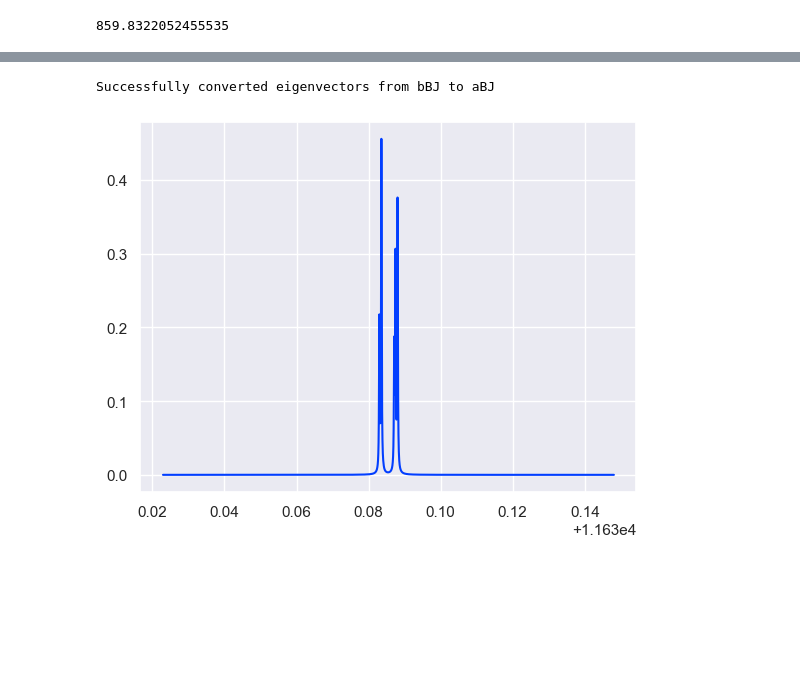
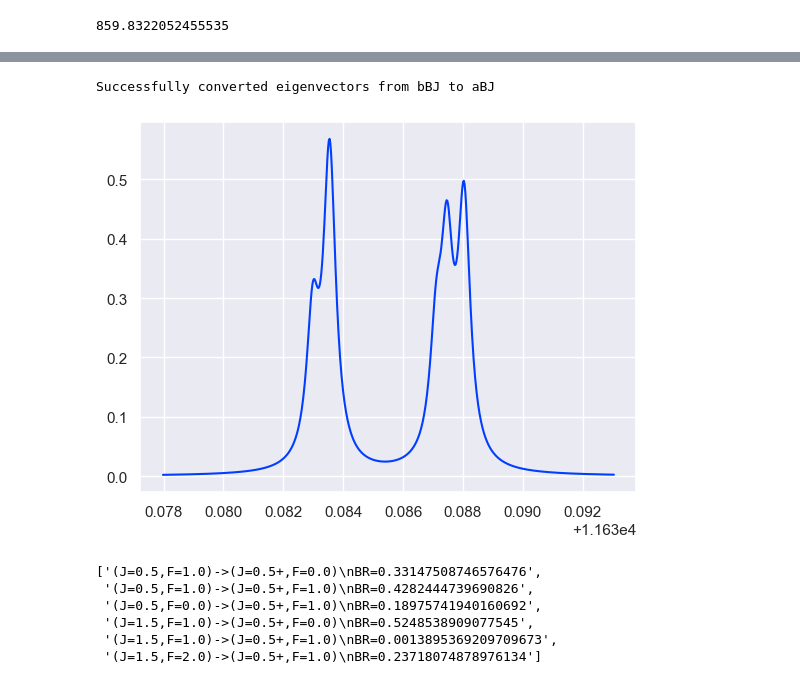
Before and after one commit to arianjad/Molecule-Structure, a Jupyter notebook: Jupyter Notebooks/RaX/BaF X-A.ipynb, the cells around one changed output, grey strips where cells are left out. Saved outputs shown, nothing was run; the diff lists cells and outputs as text; code cells hidden in the pictures; blank space fills up the shorter version.

```diff
--- a/Jupyter Notebooks/RaX/BaF X-A.ipynb
+++ b/Jupyter Notebooks/RaX/BaF X-A.ipynb
@@ -319,6 +367,7 @@ E_A0=Tv(11962.0524,0,437.9536,1.8714,0)
 new_g = {'mu_B': 1.399624494,
  'g_S': 2.0023,
  'g_L': 1,
+ 'g_l': -0.028,
  '2_e0c': 75346062800.0,
  'mu_N': 0.000762259323,
  'Be': (0.216529655-1.163568e-3*1/2)*c,
@@ -385,0 +484,3 @@ e.update_params(new_e)
+# %%
+flist_MHz=np.array(flist)*29979.2458-348660000
+freq_MHz = freq*29979.2458-348660000
@@ -385,0 +662,13 @@ e.update_params(new_e)
+# %%
+fig, ax = plt.subplots(figsize=(5, 2))
+ax, x, total, (mp, ms) = plot_gaussian_spectrum(flist_MHz+34, BRlist, x=np.linspace(6424-150,6424+150,1001), fwhm=43, threshold=0.5, pad=2, ax=ax,label='Simulation')
+
+popt, perr, yfit = fit_two_gaussian(x, total)
+A1, mu1, fw1, A2, mu2, fw2 = popt
+ax.plot(x, yfit, 'r--', label='2-Gaussian fit')
+ax.legend()
+
+names = ['A1','mu1','fwhm1','A2','mu2','fwhm2']
+for n, v, e in zip(names, popt, perr):
+    print(f'{n:>6} = {v:.4f} ± {e:.4f}')
+plt.xlabel('Freq (MHz) - 348.66 THz'); plt.legend(); plt.show()
@@ -385,0 +683,24 @@ e.update_params(new_e)
+# %%
+fig, (ax, axr) = plt.subplots(2, 1, sharex=True, figsize=(5, 3),
+                              gridspec_kw={'height_ratios': (3, 1)})
+
+ax, x, total, (mp, ms) = plot_gaussian_spectrum(
+    flist_MHz+34, BRlist, x=np.linspace(6424-150, 6424+150, 1001),
+    fwhm=40, threshold=0.5, pad=2, ax=ax, label='Simulation')
+
+popt, perr, yfit = fit_two_gaussian(x, total/total.max())
+A1, mu1, fw1, A2, mu2, fw2 = popt
+ax.plot(x, yfit, 'r--', label='2-Gaussian fit')
+ax.legend()
+
+axr.axhline(0, color='k', lw=0.5)
+axr.plot(x, total/total.max() - yfit, 'r-', lw=1)
+axr.set_ylabel('residual')
+axr.set_xlabel('Frequency (MHz)')
+
+names = ['A1','mu1','fwhm1','A2','mu2','fwhm2']
+for n, v, e in zip(names, popt, perr):
+    print(f'{n:>6} = {v:.4f} ± {e:.4f}')
+
+fig.tight_layout()
+plt.show()
@@ -386,9 +898,19 @@ e.update_params(new_e)
 # %%
 gidx = g.select_q({'N':1})
 eidx = e.select_q({'J':0.5},parity='+')
-flist,(freq,tot_lor),BRlist,t_str_list = simulate_spectra_noM([0,0],g,e,gidx,eidx,ret_str =True,freq_array=None,boltz_bool=True,diagonalize=False,T=2,origin = e.parameters['Origin'],P_adjust=False,pad=300,dipole='all',cm=True,thresh=1e-5,g=6/(29979.2458),dip=False,make_lorentzians=True,plot=True)
+flist,(freq,tot_lor),BRlist,t_str_list = simulate_spectra_noM([0,0],g,e,gidx,eidx,ret_str =True,freq_array=None,boltz_bool=False,diagonalize=False,T=4,origin = e.parameters['Origin'],P_adjust=False,pad=10,dipole='all',cm=True,thresh=1e-5,g=15/(29979.2458),dip=False,make_lorentzians=True,plot=True)
+plt.show()
 # %% [output]
 Successfully converted eigenvectors from bBJ to aBJ
-[figure, old version]
+[figure, new version]
+# %%
+t_str_list
+# %% [output]
+['(J=0.5,F=1.0)->(J=0.5+,F=0.0)\nBR=0.33147508746576476',
+ '(J=0.5,F=1.0)->(J=0.5+,F=1.0)\nBR=0.4282444739690826',
+ '(J=0.5,F=0.0)->(J=0.5+,F=1.0)\nBR=0.18975741940160692',
+ '(J=1.5,F=1.0)->(J=0.5+,F=0.0)\nBR=0.5248538909077545',
+ '(J=1.5,F=1.0)->(J=0.5+,F=1.0)\nBR=0.0013895369209709673',
+ '(J=1.5,F=2.0)->(J=0.5+,F=1.0)\nBR=0.23718074878976134']
 # %%
 help(e.display_levels)
```
Also changed, not shown: parts of 43 cells of this notebook, 4 other files.
